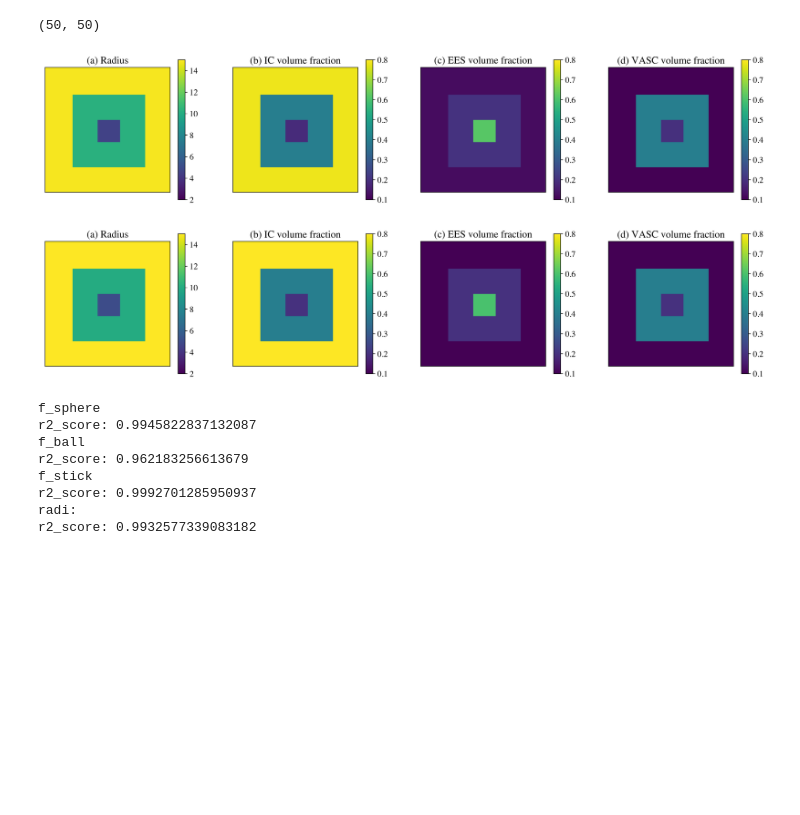
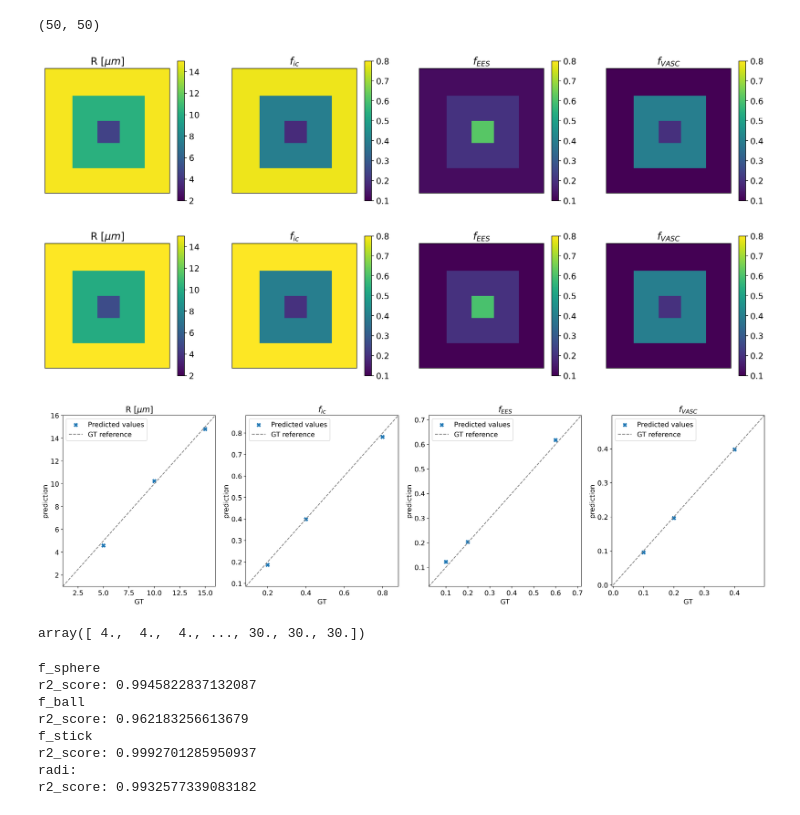
Before and after one commit to theavage/Master-project, a Jupyter notebook: network/simulate_data.ipynb, the cells around one changed output. Cells and saved outputs as stored; diff of their text form; code cells hidden in the pictures; blank space fills up the shorter version.

```diff
--- a/network/simulate_data.ipynb
+++ b/network/simulate_data.ipynb
@@ -36,7 +29,7 @@ Loading acquisition scheme
 from dmipy.core.acquisition_scheme import acquisition_scheme_from_schemefile
 from os.path import join
 
-acquisition_path = "/home/mmiv/Master-project/data/GS55_long_protocol2.scheme"
+acquisition_path = "/Users/theavage/Documents/Master/Master-project/data/3466.scheme"
 
 scheme= acquisition_scheme_from_schemefile(acquisition_path)
 # %% [markdown]
@@ -74,5 +80,5 @@ parameter_vector.shape
 # %%
-pred_radi = np.load("results/radii_9180_160.npy")
-pred_f_sphere = np.load("results/f_sphere_9180_160.npy")
-pred_f_ball = np.load("results/f_ball_9180_160.npy")
-pred_f_stick = np.load("results/f_stick_9180_160.npy")
+pred_radi = np.load("results/radii_9180.npy")
+pred_f_sphere = np.load("results/f_sphere_9180.npy")
+pred_f_ball = np.load("results/f_ball_9180.npy")
+pred_f_stick = np.load("results/f_stick_9180.npy")
@@ -117,9 +130,9 @@ plt.rcParams['font.size'] = 13
 
 
 fig, ax = plt.subplots(1,4, figsize=(16,3.5))
-fig.suptitle('Simulated ground truth parameter maps',fontsize=20)
+fig.suptitle('GT Parameter Maps',fontsize=20)
 
-names = ['(a) Radius','(b) IC volume fraction','(c) EES volume fraction', '(d) VASC volume fraction']
+names = ['R $[\mu m]$','$f_{ic}$','$f_{EES}$','$f_{VASC}$']
 
 vis =  parameter_vector[:k*k].reshape(k,k,4)
 radi = vis[:,:,0]*1e6/2
@@ -141,7 +154,7 @@ for i in [1,2,3]:
     ax[i].get_yaxis().set_visible(False)
 
 fig, ax = plt.subplots(1,4, figsize=(16,3.5))
-fig.suptitle('Predicted parameter maps',fontsize=20)
+fig.suptitle('Predicted Parameter Maps',fontsize=20)
 
 predictions =  [pred_radi,pred_f_sphere,pred_f_ball ,pred_f_stick]
 
@@ -259,49 +268,88 @@ pred_radi.shape
 fig, ax = plt.subplots(1,4, figsize=(20,20))
 fig.patch.set_facecolor('white')
 
-results = [pred_radi,pred_f_sphere,pred_f_ball,pred_f_stick]
-names = ['(a) Radius','(b) IC volume fraction','(c) EES volume fraction', '(d) VASC volume fraction']
+pred = [pred_radi,pred_f_sphere,pred_f_ball,pred_f_stick]
+names = ['R $[\mu m]$','$f_{ic}$','$f_{EES}$','$f_{VASC}$']
 
 
 plt.rcParams['axes.titlecolor'] = 'black'
 
 for i in range(4):
-    image = ax[i].imshow(results[i], cmap='viridis')
+    image = ax[i].imshow(pred[i], cmap='viridis')
     mappable = image
     if i == 0:
         mappable.set_clim(2,15)
     else:
         mappable.set_clim(0.1, 0.8)
     fig.colorbar(mappable, ax=ax[i], shrink=0.2)
     ax[i].set_title(names[i])
     ax[i].get_xaxis().set_visible(False)
     ax[i].get_yaxis().set_visible(False)
 
 
 ## GT
 
 
 fig, ax = plt.subplots(1,4, figsize=(20,20))
 fig.patch.set_facecolor('white')
 
-results = [r_truth*1e6/2,f_sphere_truth,f_ball_truth,f_stick_truth]
+gt = [r_truth*1e6/2,f_sphere_truth,f_ball_truth,f_stick_truth]
 
 plt.rcParams['axes.titlecolor'] = 'black'
 
 for i in range(4):
-    image = ax[i].imshow(results[i], cmap='viridis')
+    image = ax[i].imshow(gt[i], cmap='viridis')
     mappable = image
     if i == 0:
         mappable.set_clim(2,15)
     else:
         mappable.set_clim(0.1, 0.8)
     fig.colorbar(mappable, ax=ax[i], shrink=0.2)
     ax[i].set_title(names[i])
     ax[i].get_xaxis().set_visible(False)
     ax[i].get_yaxis().set_visible(False)
+
+
+## Scatter plots
+x = np.arange(0,1.1,1/9180)
+y = np.arange(0,1.1,1/9180)
+x_r = np.arange(1,18,1/9180)
+y_r = np.arange(1,18,1/9180)
+
+fig, ax = plt.subplots(1,4, figsize=(24,6))
+fig.patch.set_facecolor('white')
+
+plt.rcParams['axes.titlecolor'] = 'black'
+
+
+for i in range(4):
+    image = ax[i].scatter(gt[i],pred[i],label='Predicted values', marker = 'x', linewidths=3)
+
+    if i == 0:
+        ref = ax[i].plot(x_r,y_r, label='GT reference', ls = '--', color = 'gray')
+        ax[i].set_xlim(1,16)
+        ax[i].set_ylim(1,16)
+        ax[i].set_xlabel('GT')
+        ax[i].set_ylabel('prediction')
+        ax[i].set_title(names[i])
+    else:
+
+        ref = ax[i].plot(x,y, label='GT reference',ls = '--', color = 'gray')
+        ax[i].set_xlim([pred[i].min()-0.1,pred[i].max()+0.1])
+        ax[i].set_ylim([pred[i].min()-0.1,pred[i].max()+0.1])
+        ax[i].set_xlabel('GT')
+        ax[i].set_ylabel('prediction')
+        ax[i].set_title(names[i])
+
+    ax[i].legend()
 # %% [output]
-[figure, old version]
+[figure, new version]
-[figure, old version]
+[figure, new version]
+[figure, added]
+# %%
+parameter_vector[:,0]
+# %% [output]
+array([ 4.,  4.,  4., ..., 30., 30., 30.])
 # %%
 from sklearn.metrics import r2_score
 print("f_sphere")
```
Also changed, not shown: parts of 9 cells of this notebook, 16 other files.
